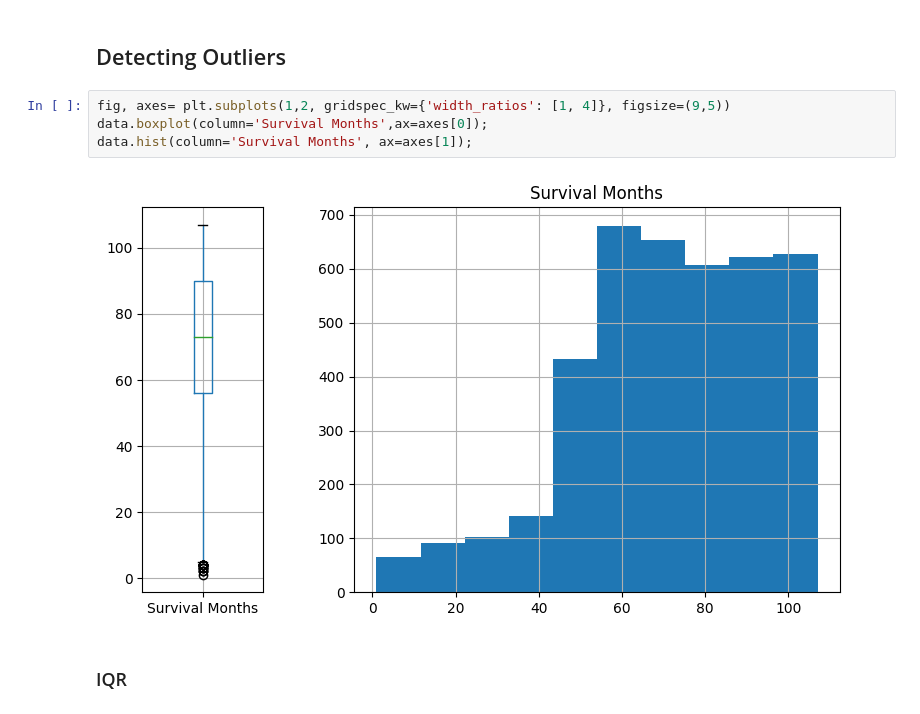
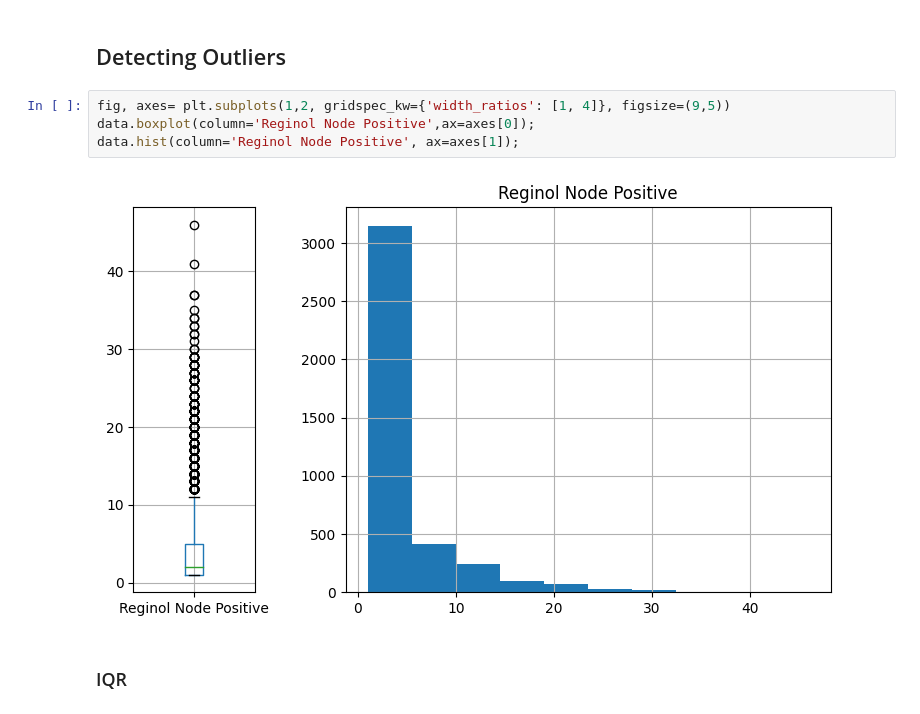
Before and after one commit to zivkovicbogdana/breast-cancer-prediction, a Jupyter notebook: preprocess.ipynb, the cells around one changed output. Drawn from its saved outputs; the diff is of its cells as text.

```diff
--- a/preprocess.ipynb
+++ b/preprocess.ipynb
@@ -57,10 +54,10 @@ Name: Status, dtype: int64
 ## Detecting Outliers
 # %%
 fig, axes= plt.subplots(1,2, gridspec_kw={'width_ratios': [1, 4]}, figsize=(9,5))
-data.boxplot(column='Survival Months',ax=axes[0]);
-data.hist(column='Survival Months', ax=axes[1]);
+data.boxplot(column='Reginol Node Positive',ax=axes[0]);
+data.hist(column='Reginol Node Positive', ax=axes[1]);
 # %% [output]
-[figure, old version]
+[figure, new version]
 # %% [markdown]
 ### IQR
 # %%
```
Also changed, not shown: parts of 8 cells of this notebook, 2 other files.
